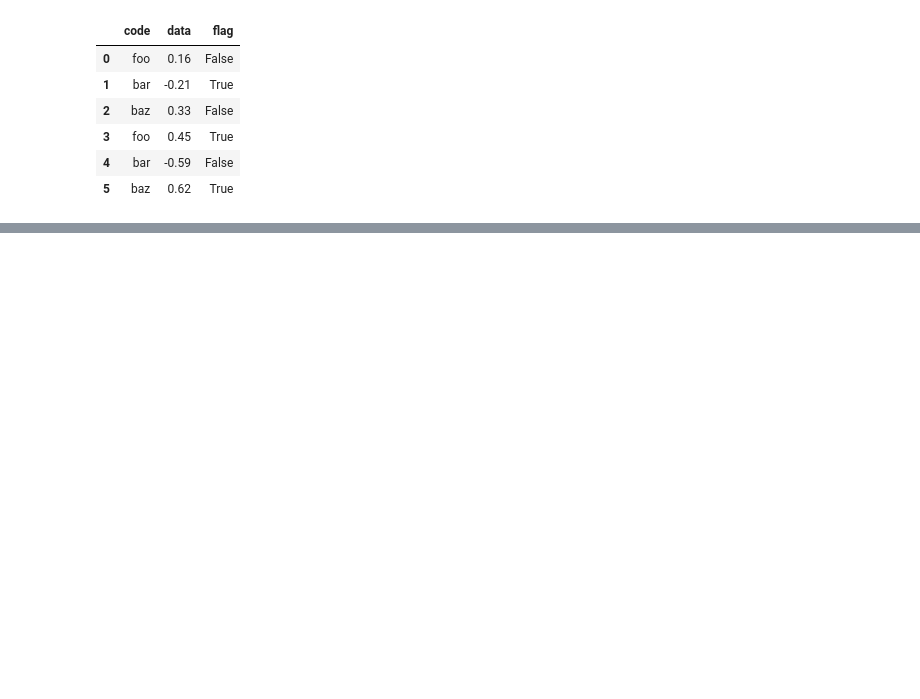
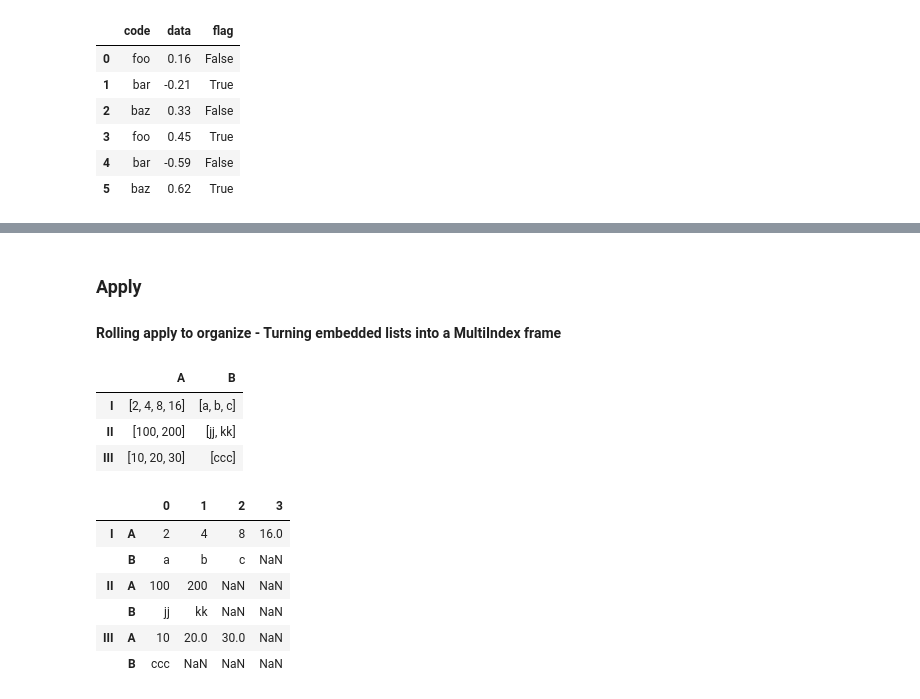
Before and after one commit to onlyabhilash/Feature-Engg, a Jupyter notebook: Pandas/Cooking.ipynb, the cells around one changed output, grey strips where cells are left out. Cells and saved outputs as stored; diff of their text form; code cells hidden in the pictures; blank space fills up the shorter version.

```diff
--- a/Pandas/Cooking.ipynb
+++ b/Pandas/Cooking.ipynb
@@ -1132,0 +1116,34 @@ df
+# %% [markdown]
+### Apply
+#### Rolling apply to organize - Turning embedded lists into a MultiIndex frame
+# %%
+df = pd.DataFrame(
+        data={
+            "A": [[2, 4, 8, 16], [100, 200], [10, 20, 30]],
+            "B": [["a", "b", "c"], ["jj", "kk"], ["ccc"]],
+        },
+        index=["I", "II", "III"],
+    )
+df
+# %% [output]
+|  | A | B |
+| I | [2, 4, 8, 16] | [a, b, c] |
+| II | [100, 200] | [jj, kk] |
+| III | [10, 20, 30] | [ccc] |
+# %%
+def SeriesFromSubList(aList):
+        return pd.Series(aList)
+# %%
+df_orgz = pd.concat(
+        {ind: row.apply(SeriesFromSubList) for ind, row in df.iterrows()}
+    )
+# %%
+df_orgz
+# %% [output]
+|  |  | 0 | 1 | 2 | 3 |
+| I | A | 2 | 4 | 8 | 16.0 |
+|  | B | a | b | c | NaN |
+| II | A | 100 | 200 | NaN | NaN |
+|  | B | jj | kk | NaN | NaN |
+| III | A | 10 | 20.0 | 30.0 | NaN |
+|  | B | ccc | NaN | NaN | NaN |
```
Also changed, not shown: parts of 56 cells of this notebook.
